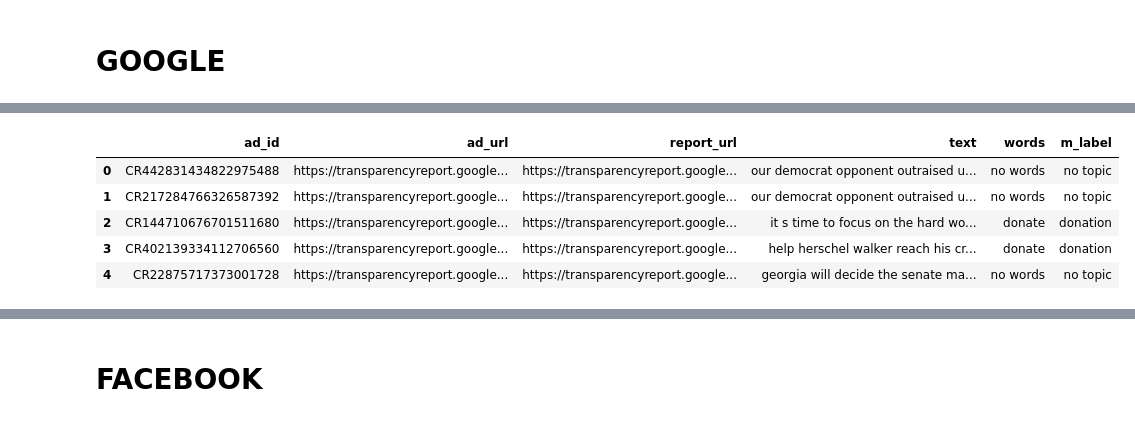
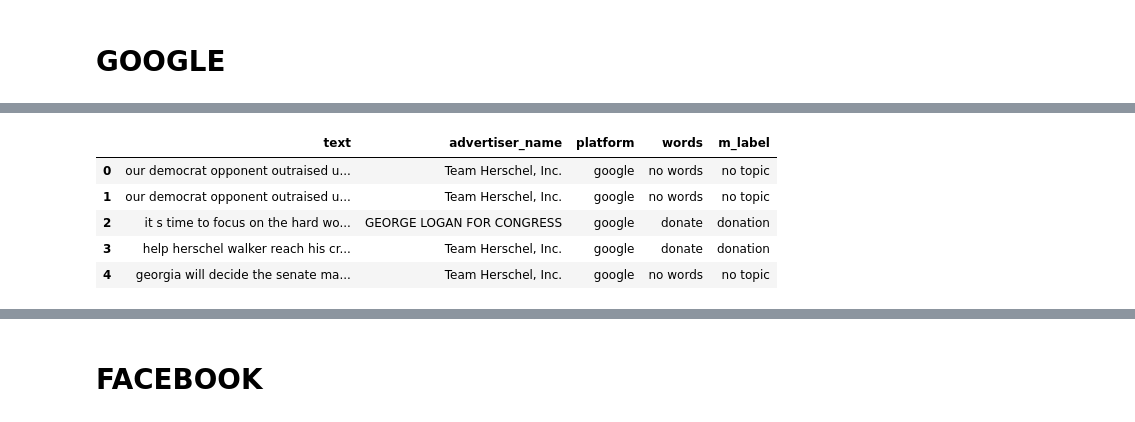
Before and after one commit to sfchronicle/ml-political-ads, a Jupyter notebook: ads_anaylsis_CT.ipynb, the cells around one changed output, grey strips where cells are left out. Saved outputs shown, nothing was run; the diff lists cells and outputs as text; code cells hidden in the pictures.

Commit message:
update analysis with a better lexicon

```diff
--- a/ads_anaylsis_CT.ipynb
+++ b/ads_anaylsis_CT.ipynb
@@ -48,8 +33,4 @@ memory usage: 1.8+ KB
 # %%
-# read facebook ads
-facebook_df = pd.read_csv('FacebookAds/Connecticut.csv')
-# only keep text column
-facebook_df.drop(columns = ['Unnamed: 0','byline'],inplace = True)
-pd.set_option('display.max_colwidth', None)
-facebook_df.info()
+facebook_df = read_fb('FacebookAds/Connecticut.csv')
+facebook_df
 # %% [output]
@@ -83,19 +68,3 @@ if df_text['text'].isnull().sum():
-# %%
-# function that filter the urls and symbols in the text, and remove duplicated ads
-def clean_text(df_text):
-    def filter_text(x):
-        url = 'http[s]?://\S+'
-        x = re.sub(url,'',x)
-        x = re.sub("[^\w\s]",' ',x) # filter symbols
-        x = re.sub("\s+",' ',x)
-        ls=[w.lower() for w in x.split()]
-        return ' '.join(ls)
-    df_text['text'] = df_text['text'].astype(str).apply(lambda x: filter_text(x))
-    df_text['text'] = df_text['text'].replace('/u0026', ' ')
-    df_text.drop_duplicates(subset = 'text',keep = 'first', inplace = True)
-    df_text.reset_index(drop = True,inplace = True)
-    return df_text
-    return ' '.join(ls)
 # %%
 df_text = clean_text(df_text)
 df_text.info()
@@ -172,6 +90,0 @@ def find_topic(x,lexicon):
-# %%
-def get_word_lable(df_text):
-    df_text['words'] = df_text['text'].astype(str).apply(lambda x: find_words(x,dic1))
-    df_text['m_label'] = df_text['words'].apply(lambda x: find_topic(x,dic1))
-    df_text['m_label'] = df_text['m_label'].apply(lambda x: 'no topic' if x=='' else x)
-    return df_text
@@ -267,13 +197,13 @@ memory usage: 1.0+ KB
 # %%
-google_df = get_word_lable(google_df)
+google_df = get_word_lable(google_df,'lexicon.json')
 google_df.head()
 # %% [output]
-|  | ad_id | ad_url | report_url | text | words | m_label |
-| 0 | CR442831434822975488 | https://transparencyreport.google... | https://transparencyreport.google... | our democrat opponent outraised u... | no words | no topic |
-| 1 | CR217284766326587392 | https://transparencyreport.google... | https://transparencyreport.google... | our democrat opponent outraised u... | no words | no topic |
-| 2 | CR144710676701511680 | https://transparencyreport.google... | https://transparencyreport.google... | it s time to focus on the hard wo... | donate | donation |
-| 3 | CR402139334112706560 | https://transparencyreport.google... | https://transparencyreport.google... | help herschel walker reach his cr... | donate | donation |
-| 4 | CR22875717373001728 | https://transparencyreport.google... | https://transparencyreport.google... | georgia will decide the senate ma... | no words | no topic |
+|  | text | advertiser_name | platform | words | m_label |
+| 0 | our democrat opponent outraised u... | Team Herschel, Inc. | google | no words | no topic |
+| 1 | our democrat opponent outraised u... | Team Herschel, Inc. | google | no words | no topic |
+| 2 | it s time to focus on the hard wo... | GEORGE LOGAN FOR CONGRESS | google | donate | donation |
+| 3 | help herschel walker reach his cr... | Team Herschel, Inc. | google | donate | donation |
+| 4 | georgia will decide the senate ma... | Team Herschel, Inc. | google | no words | no topic |
 # %%
 google_topic = count_topic(google_df)
 google_topic
```
Also changed, not shown: parts of 28 cells of this notebook, 14 other files.
